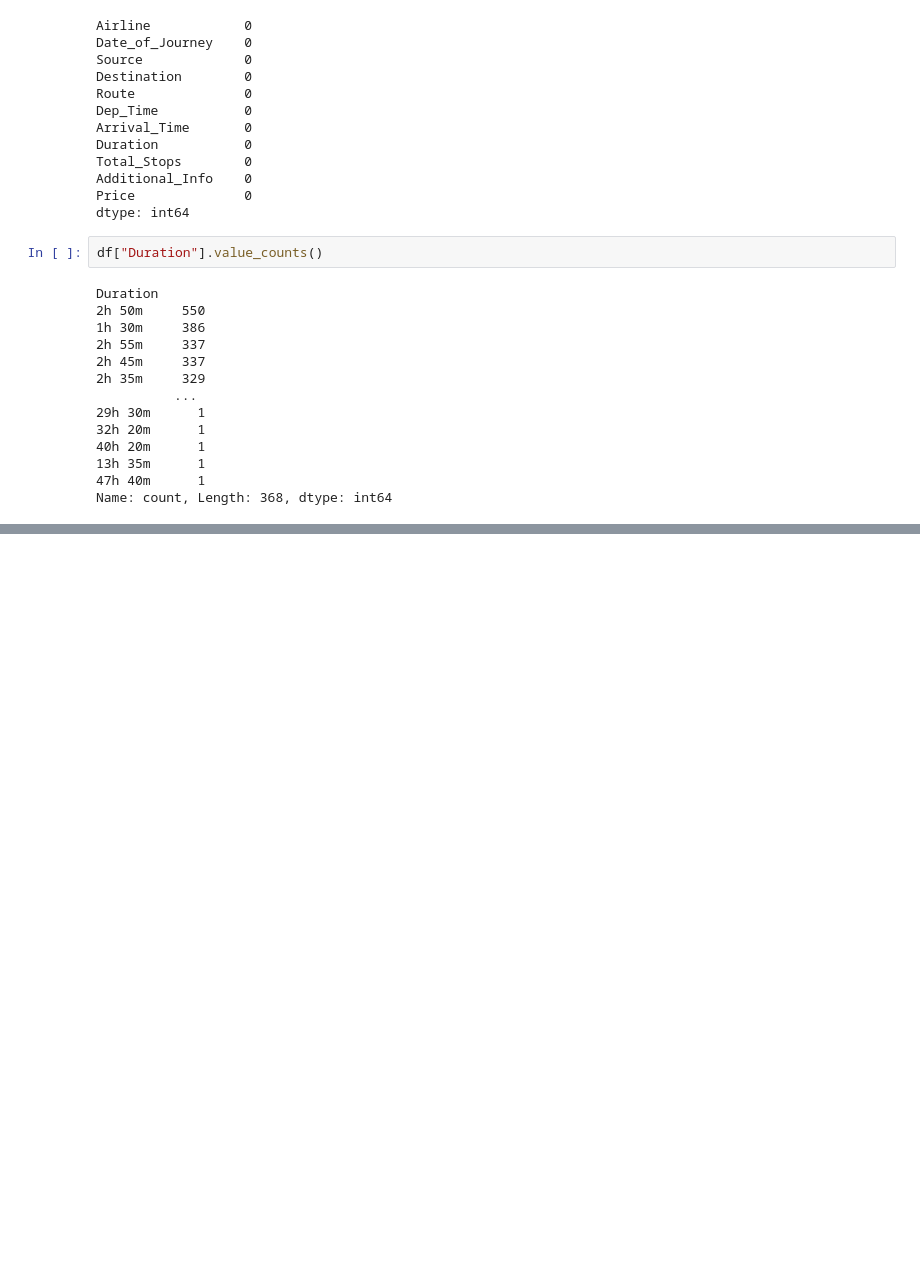
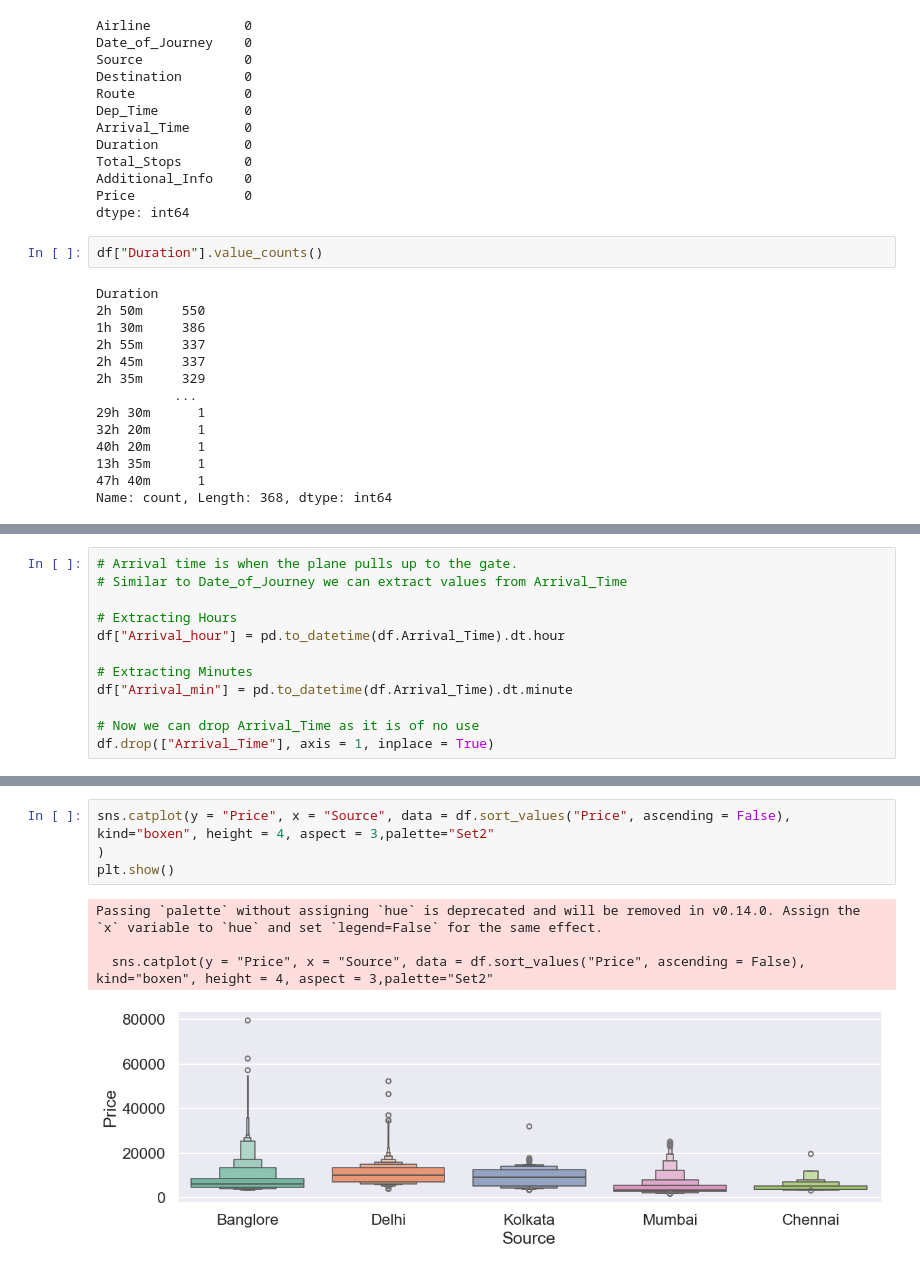
Before and after one commit to Komal-Mandal/AirFair_Vista, a Jupyter notebook: Flightprice.ipynb, the cells around one changed output, grey strips where cells are left out. Cells and saved outputs as stored; diff of their text form; blank space fills up the shorter version.

```diff
--- a/Flightprice.ipynb
+++ b/Flightprice.ipynb
@@ -118,0 +158,12 @@ Name: count, Length: 368, dtype: int64
+# %%
+# Arrival time is when the plane pulls up to the gate.
+# Similar to Date_of_Journey we can extract values from Arrival_Time
+
+# Extracting Hours
+df["Arrival_hour"] = pd.to_datetime(df.Arrival_Time).dt.hour
+
+# Extracting Minutes
+df["Arrival_min"] = pd.to_datetime(df.Arrival_Time).dt.minute
+
+# Now we can drop Arrival_Time as it is of no use
+df.drop(["Arrival_Time"], axis = 1, inplace = True)
@@ -118,0 +260,9 @@ Name: count, Length: 368, dtype: int64
+# %%
+sns.catplot(y = "Price", x = "Source", data = df.sort_values("Price", ascending = False), kind="boxen", height = 4, aspect = 3,palette="Set2"
+)
+plt.show()
+# %% [output]
+Passing `palette` without assigning `hue` is deprecated and will be removed in v0.14.0. Assign the `x` variable to `hue` and set `legend=False` for the same effect.
+
+  sns.catplot(y = "Price", x = "Source", data = df.sort_values("Price", ascending = False), kind="boxen", height = 4, aspect = 3,palette="Set2"
+[figure, added]
```
Also changed, not shown: parts of 30 cells of this notebook, 2 other files.
